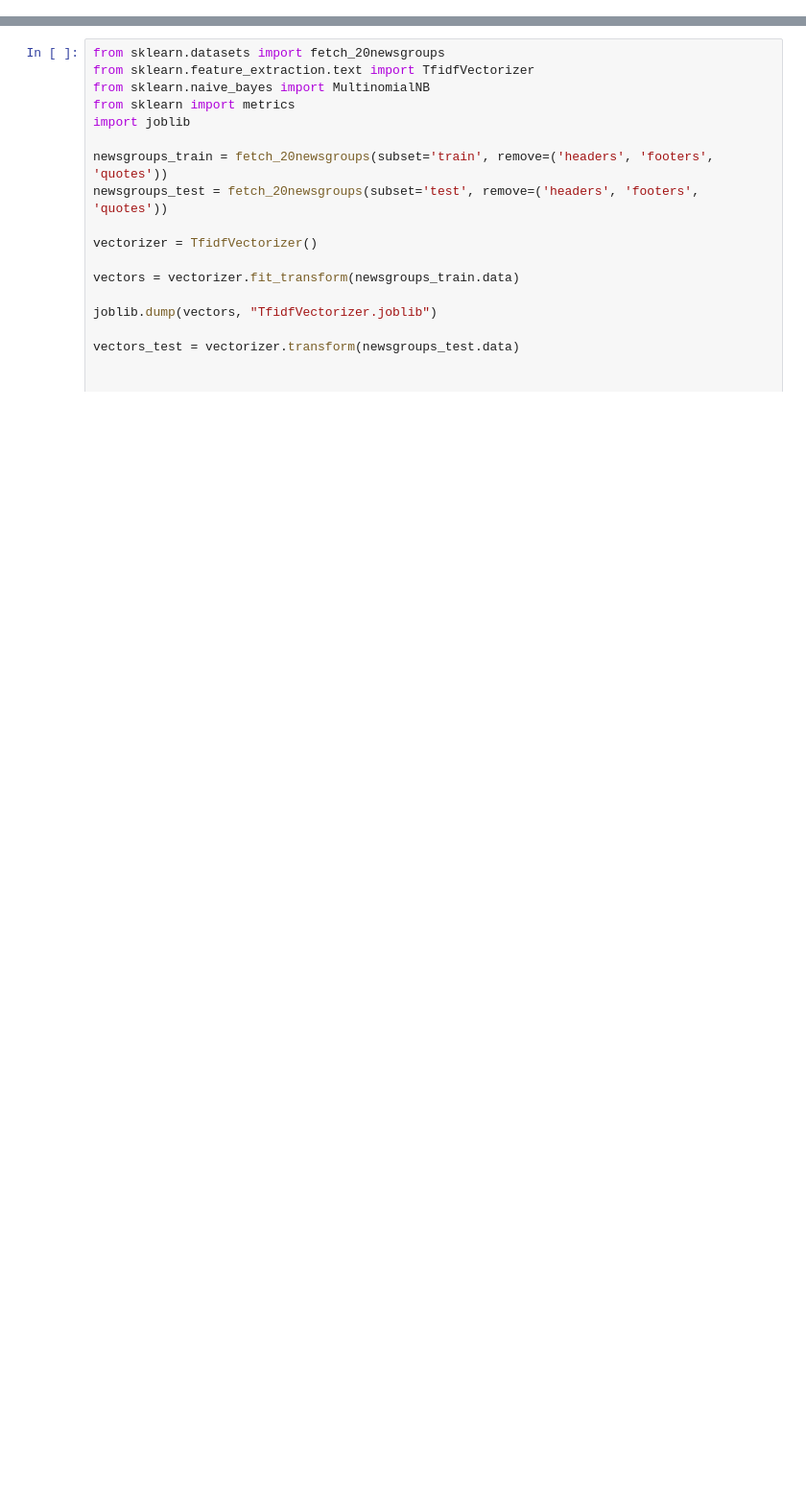
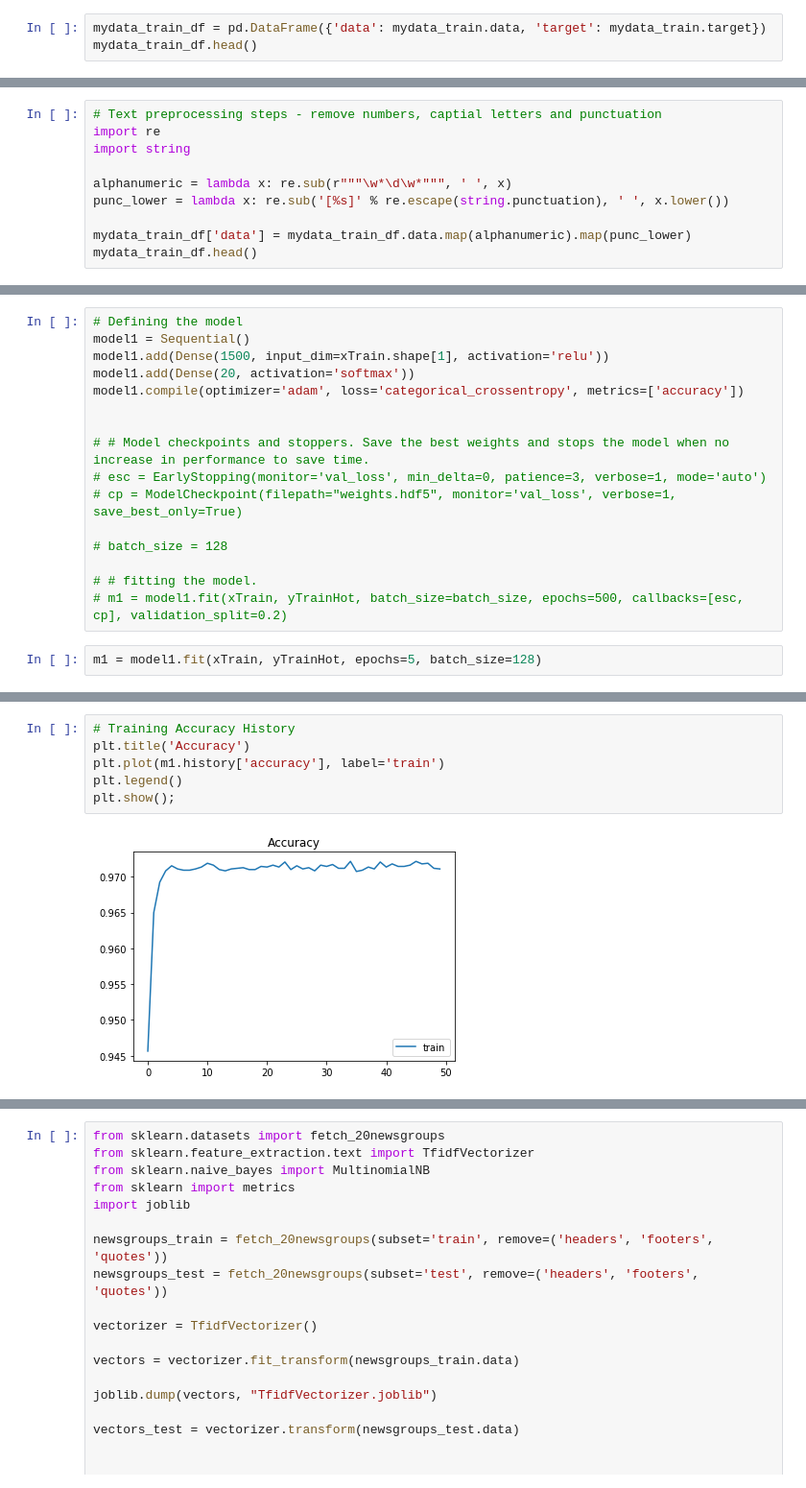
Before and after one commit to BhuvaneshwaranK/sample_CI_CI_pipeline, a Jupyter notebook: notebooks/20_newsgroup_classification_MLOPS.ipynb, the cells around one changed output, grey strips where cells are left out. Shown: that part at 96% size. Saved outputs shown, nothing was run; the diff lists cells and outputs as text; blank space fills up the shorter version.

```diff
--- a/notebooks/20_newsgroup_classification_MLOPS.ipynb
+++ b/notebooks/20_newsgroup_classification_MLOPS.ipynb
@@ -28,0 +106,3 @@ metrics.f1_score(newsgroups_test.target, pred, average='macro')
+# %%
+mydata_train_df = pd.DataFrame({'data': mydata_train.data, 'target': mydata_train.target})
+mydata_train_df.head()
@@ -28,0 +116,10 @@ metrics.f1_score(newsgroups_test.target, pred, average='macro')
+# %%
+# Text preprocessing steps - remove numbers, captial letters and punctuation
+import re
+import string
+
+alphanumeric = lambda x: re.sub(r"""\w*\d\w*""", ' ', x)
+punc_lower = lambda x: re.sub('[%s]' % re.escape(string.punctuation), ' ', x.lower())
+
+mydata_train_df['data'] = mydata_train_df.data.map(alphanumeric).map(punc_lower)
+mydata_train_df.head()
@@ -28,0 +310,18 @@ metrics.f1_score(newsgroups_test.target, pred, average='macro')
+# %%
+# Defining the model
+model1 = Sequential()
+model1.add(Dense(1500, input_dim=xTrain.shape[1], activation='relu'))
+model1.add(Dense(20, activation='softmax'))
+model1.compile(optimizer='adam', loss='categorical_crossentropy', metrics=['accuracy'])
+
+
+# # Model checkpoints and stoppers. Save the best weights and stops the model when no increase in performance to save time.
+# esc = EarlyStopping(monitor='val_loss', min_delta=0, patience=3, verbose=1, mode='auto')
+# cp = ModelCheckpoint(filepath="weights.hdf5", monitor='val_loss', verbose=1, save_best_only=True)
+
+# batch_size = 128
+
+# # fitting the model.
+# m1 = model1.fit(xTrain, yTrainHot, batch_size=batch_size, epochs=500, callbacks=[esc, cp], validation_split=0.2)
+# %%
+m1 = model1.fit(xTrain, yTrainHot, epochs=5, batch_size=128)
@@ -28,0 +346,8 @@ metrics.f1_score(newsgroups_test.target, pred, average='macro')
+# %%
+# Training Accuracy History
+plt.title('Accuracy')
+plt.plot(m1.history['accuracy'], label='train')
+plt.legend()
+plt.show();
+# %% [output]
+[figure, added]
```
Also changed, not shown: parts of 42 cells of this notebook, 2 other files.
